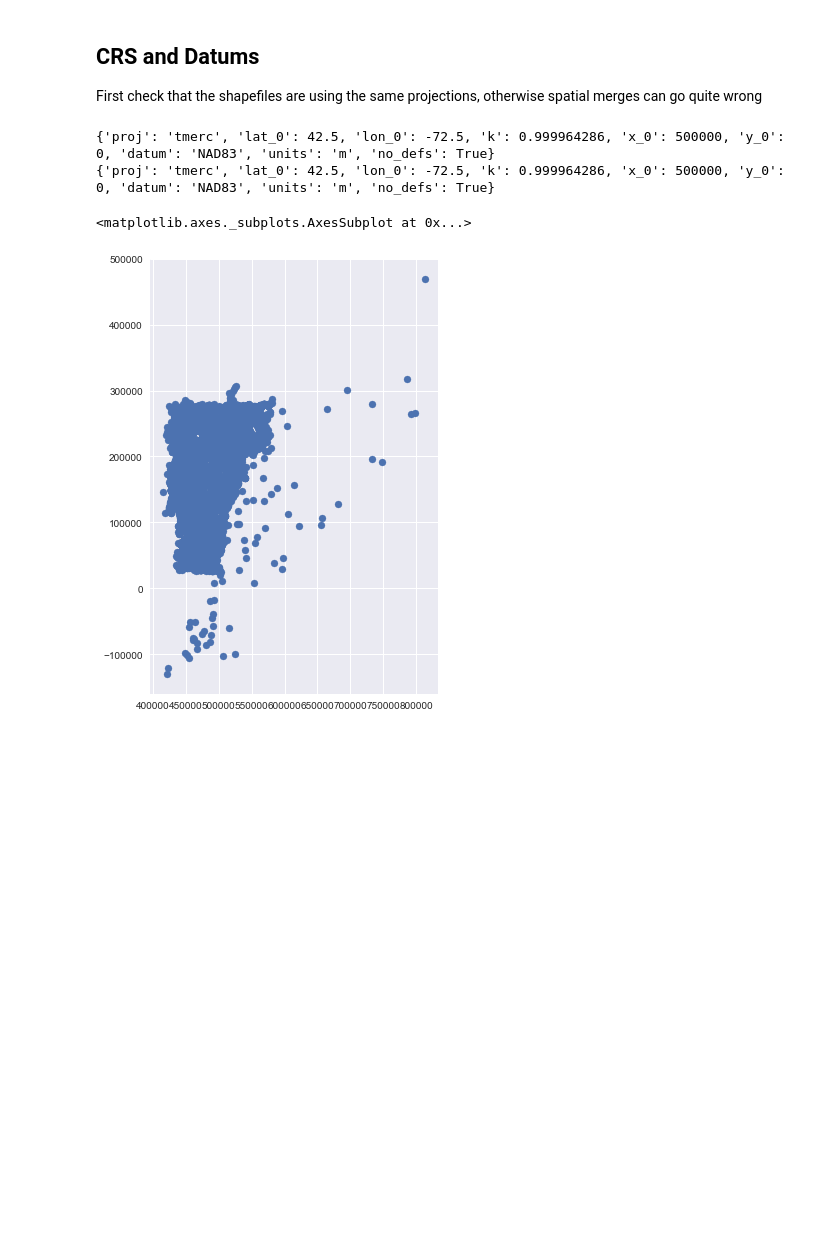
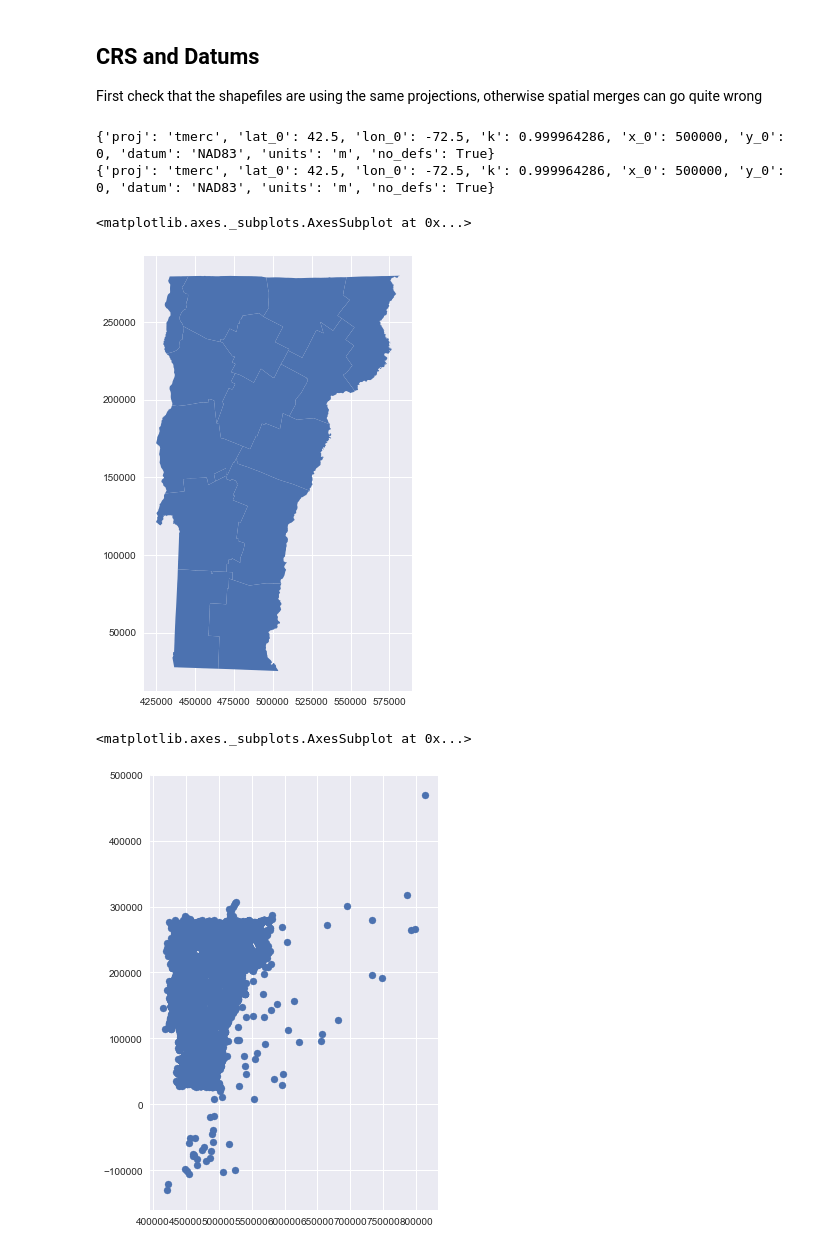
Before and after one commit to VCGI/Geopandas-Python-Library-Exploration, a Jupyter notebook: Geospatial Joins and Merges in Python.ipynb, the cells around one changed output. Cells and saved outputs as stored; diff of their text form; code cells hidden in the pictures; blank space fills up the shorter version.

```diff
--- a/Geospatial Joins and Merges in Python.ipynb
+++ b/Geospatial Joins and Merges in Python.ipynb
@@ -33,6 +32,11 @@ print(waterqlt.crs)
 # %% [output]
 {'proj': 'tmerc', 'lat_0': 42.5, 'lon_0': -72.5, 'k': 0.999964286, 'x_0': 500000, 'y_0': 0, 'datum': 'NAD83', 'units': 'm', 'no_defs': True}
 {'proj': 'tmerc', 'lat_0': 42.5, 'lon_0': -72.5, 'k': 0.999964286, 'x_0': 500000, 'y_0': 0, 'datum': 'NAD83', 'units': 'm', 'no_defs': True}
+# %%
+census.plot()
+# %% [output]
+<matplotlib.axes._subplots.AxesSubplot at 0x...>
+[figure, added]
 # %%
 waterqlt.plot()
 # %% [output]
```
Also changed, not shown: parts of 65 cells of this notebook, 10 other files.
